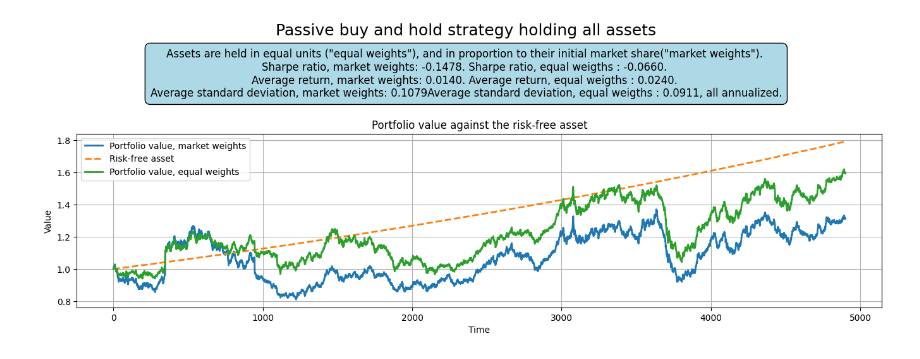
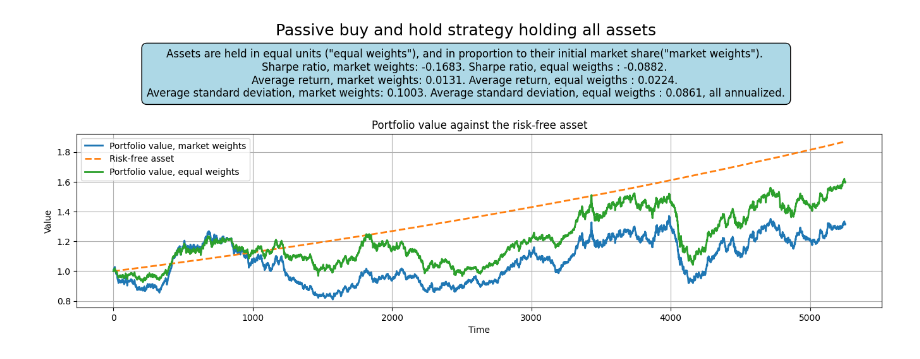
Before and after one commit to luprader/project_FTS, a Jupyter notebook: notebooks/task4_basic_buyhold_truls.ipynb, the cells around one changed output. Drawn from its saved outputs; the diff is of its cells as text; code cells hidden in the pictures.

```diff
--- a/notebooks/task4_basic_buyhold_truls.ipynb
+++ b/notebooks/task4_basic_buyhold_truls.ipynb
@@ -6,11 +9,19 @@ import matplotlib.pyplot as plt
 # %%
 # Fetch data
 df=pd.read_csv("../spiff_data-2.csv")
+
+# Fix issue with '1000' values.
 mask=df==1000
 df[mask]=pd.NA
+
+# Remove values after row 5255, since they are all NA.
+df=df.iloc[:5255]
+
 df=df.ffill()
 df=df.drop(columns=['Unnamed: 0', 'day'])
 
+
+
 # Risk free rate
 r = 0.03
 # %%
@@ -133,33 +141,33 @@ sharpe_text = (
     f"Sharpe ratio, equal weigths : {sharpe_ratio_unweighted:.4f}. \n"
     f"Average return, market weights: {np.mean(weighted_strategy_returns) * 252:.4f}. "
     f"Average return, equal weigths : {np.mean(unweighted_strategy_returns) * 252:.4f}. \n"
-    f"Average standard deviation, market weights: {np.std(weighted_strategy_returns) * np.sqrt(252):.4f}"
+    f"Average standard deviation, market weights: {np.std(weighted_strategy_returns) * np.sqrt(252):.4f}. "
     f"Average standard deviation, equal weigths : {np.std(unweighted_strategy_returns) * np.sqrt(252):.4f}, all annualized."
 )
 fig.text(
     0.5, 0.9,
     sharpe_text,
     fontsize=12,
     ha='center',
     va='top',
     multialignment='center',
     bbox=dict(facecolor='lightblue', edgecolor='black', boxstyle='round,pad=0.5')
 )
 
 # Plot starts lower to make room for the text box
 ax1 = fig.add_subplot(gs[0])
 ax1.set_position([0.06, 0.08, 0.91, 0.55])
 ax1.plot(weighted_portfolio_value, label='Portfolio value, market weights', linewidth=2)
 ax1.plot(risk_free_asset, label='Risk-free asset', linestyle='--', linewidth=2)
 ax1.plot(unweighted_portfolio_value, label='Portfolio value, equal weights', linewidth=2)
 ax1.set_title("Portfolio value against the risk-free asset")
 ax1.set_xlabel("Time")
 ax1.set_ylabel("Value")
 ax1.legend()
 ax1.grid(True)
 
 
 plt.savefig("../ChannelBreakoutPlots/BH1.png")
 plt.show()
 # %% [output]
-[figure, old version]
+[figure, new version]
```
Also changed, not shown: parts of 3 cells of this notebook, 3 other files.
